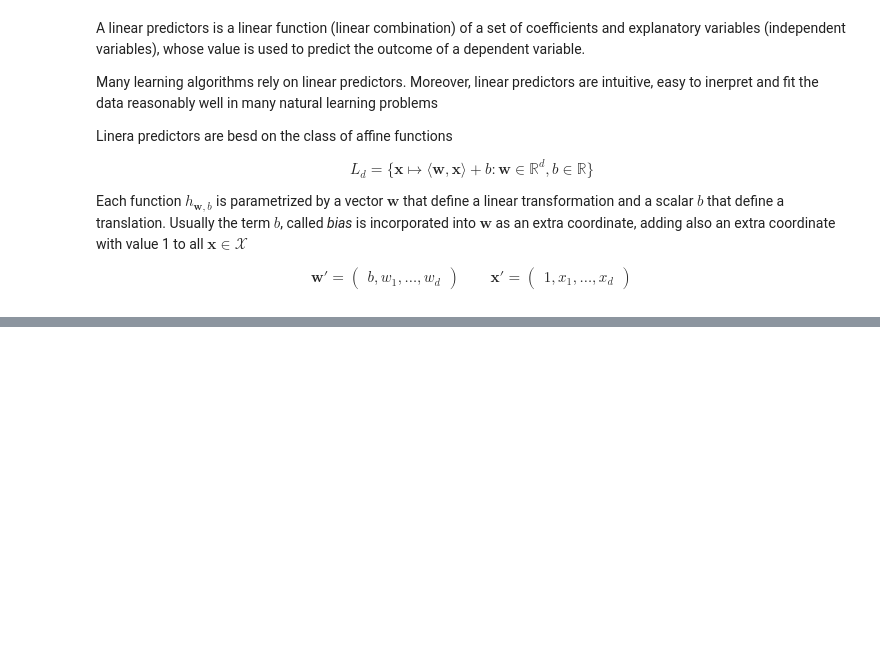
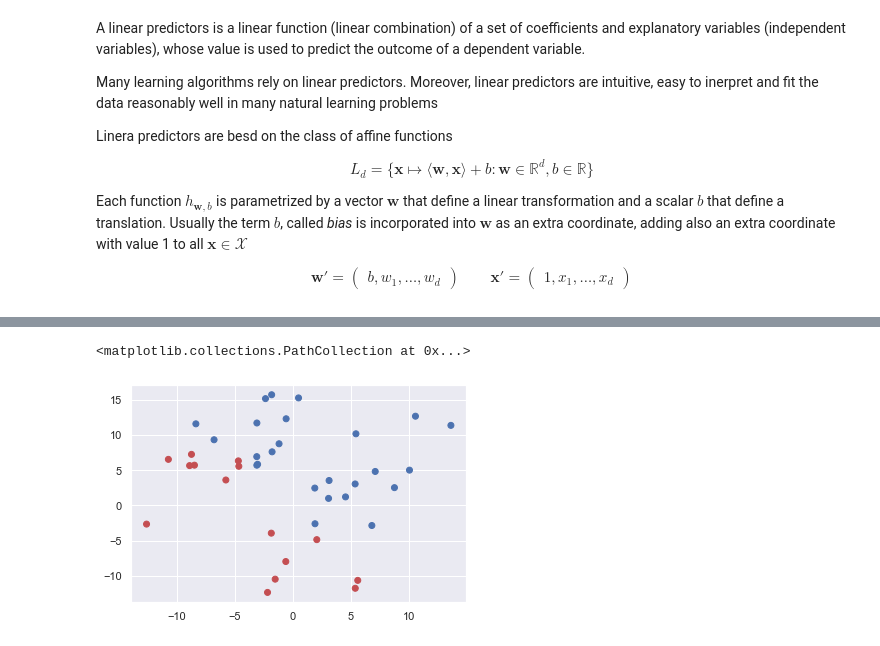
Before and after one commit to s276842/Mathematics-In-Machine-Learning, a Jupyter notebook: Linear Predictors.ipynb, the cells around one changed output, grey strips where cells are left out. Drawn from its saved outputs; the diff is of its cells as text; code cells hidden in the pictures; blank space fills up the shorter version.

```diff
--- a/Linear Predictors.ipynb
+++ b/Linear Predictors.ipynb
@@ -19,0 +66,10 @@ $$ HS_d = \text{sign}\circ L_d = \{\mathbf x \mapsto \text{sign}(h_{\mathbf w,b}
+# %%
+from scipy.optimize import linprog
+
+u = np.zeros(2)
+A = X *y[:,np.newaxis]
+v = np.ones(len(X))
+
+res = linprog(u, A, v)
+# %%
+w = res.x
@@ -19,0 +85,8 @@ $$ HS_d = \text{sign}\circ L_d = \{\mathbf x \mapsto \text{sign}(h_{\mathbf w,b}
+# %%
+y_pred = [np.sign(w.T @ X[i]) for i in range(len(X))]
+# %%
+colors = ['b' if y == 1.0 else 'r' for y in y_pred ]
+plt.scatter(X[:,0], X[:,1], c= colors)
+# %% [output]
+<matplotlib.collections.PathCollection at 0x...>
+[figure, added]
```
Also changed, not shown: parts of 5 cells of this notebook.
